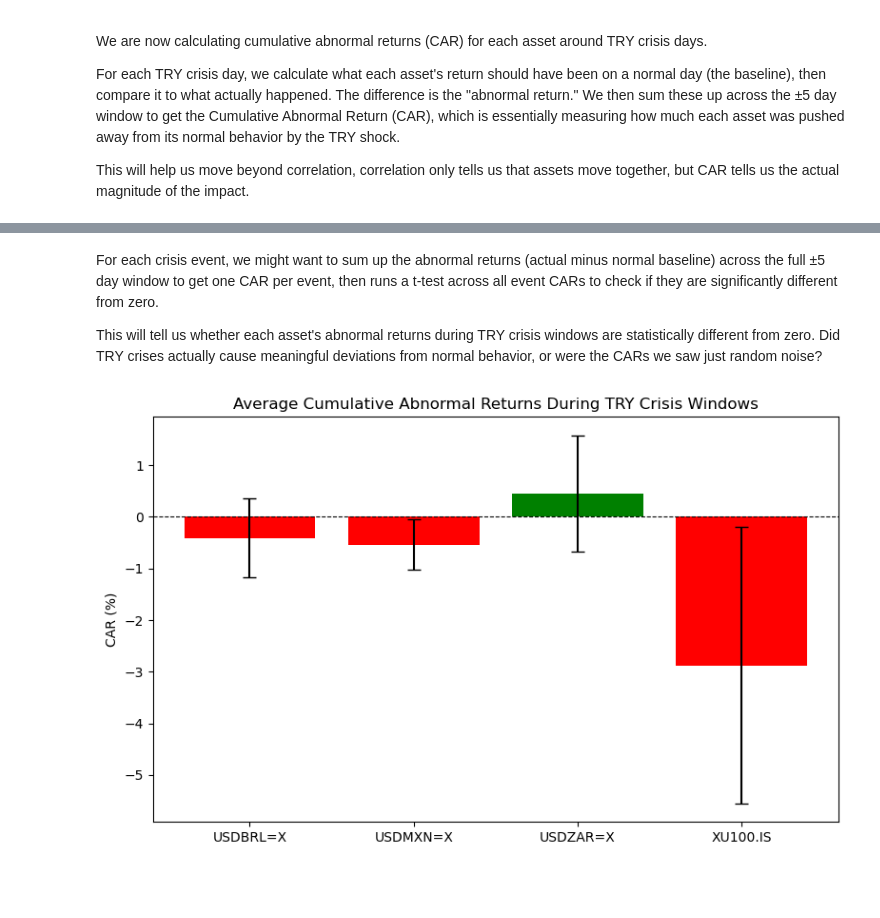
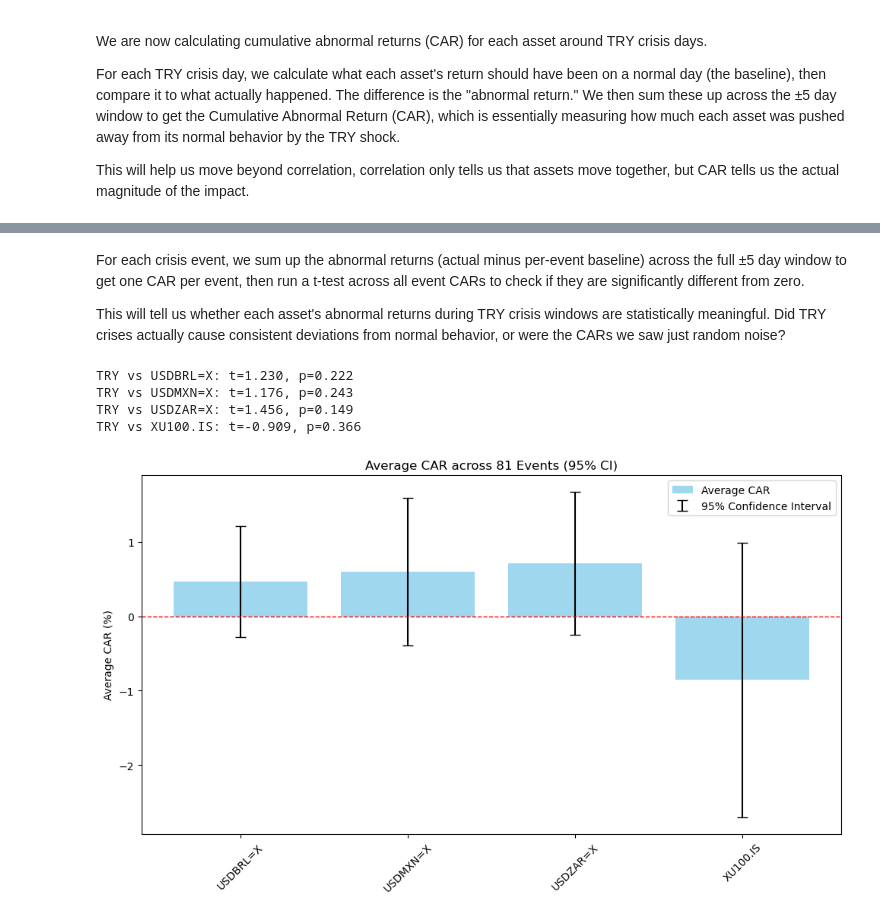
Before and after one commit to gpiren/try-contagion-analysis, a Jupyter notebook: TRY - Contagion.ipynb, the cells around one changed output, grey strips where cells are left out. Drawn from its saved outputs; the diff is of its cells as text; code cells hidden in the pictures; blank space fills up the shorter version.

Commit message:
Improve crisis threshold, fix event windows, add Granger causality and network diagram

```diff
--- a/TRY - Contagion.ipynb
+++ b/TRY - Contagion.ipynb
@@ -133,11 +155,9 @@ plt.show()
 - EM FX already co-move structurally, so increases must be statistically tested to distinguish contagion from normal clustering.
 - VIX should be controlled for to separate Turkey-specific spillovers from global risk-off episodes.
 # %%
-# Let's now detect days when the Turkish Lira experienced a large shock.
-
-# A daily FX move of 3% is economically large for a major currency, and it’s commonly used in crisis/event studies as a shock threshold
-
-crisis_days = returns[returns["USDTRY=X"] >= 0.03]
+# detect crisis days using a volatility-adjusted threshold (2 std devs of a 30-day rolling window)
+rolling_std = returns["USDTRY=X"].rolling(window=30).std()
+crisis_days = returns[returns["USDTRY=X"] >= 2 * rolling_std]
 crisis_days.head()
 # %% [output]
 | Ticker | USDBRL=X | USDMXN=X | USDTRY=X | USDZAR=X | XU100.IS | ^VIX |
@@ -150,13 +170,11 @@ crisis_days.head()
 # %%
-# Now let's extract windows around each TRY crisis day, 5 days before (for the crisis buildup) and 5 days after (for the spillover effects)
+# extract ±5 trading day windows around each TRY crisis day
 event_windows = []
 
 for date in crisis_days.index:
-    window = returns.loc[date - pd.Timedelta(days=5): date + pd.Timedelta(days=5)]
+    loc = returns.index.get_loc(date)
+    window = returns.iloc[max(0, loc - 5) : loc + 6]  # 5 before, day itself, 5 after
     event_windows.append(window)
-
-# here We deduplicated the event windows to remove overlapping days shared between nearby crisis events,
-# ensuring each date is counted only once in the crisis correlation matrix.
 
 event_windows = pd.concat(event_windows)
 event_windows = event_windows[~event_windows.index.duplicated(keep='first')]
@@ -368,29 +410,53 @@ The FX pairs all show small negative abnormal returns, meaning they also depreci
 # %% [markdown]
-For each crisis event, we might want to sum up the abnormal returns (actual minus normal baseline) across the full ±5 day window to get one CAR per event, then runs a t-test across all event CARs to check if they are significantly different from zero.
+For each crisis event, we sum up the abnormal returns (actual minus per-event baseline) across the full ±5 day window to get one CAR per event, then run a t-test across all event CARs to check if they are significantly different from zero.
 
-This will tell us whether each asset's abnormal returns during TRY crisis windows are statistically different from zero. Did TRY crises actually cause meaningful deviations from normal behavior, or were the CARs we saw just random noise?
+This will tell us whether each asset's abnormal returns during TRY crisis windows are statistically meaningful. Did TRY crises actually cause consistent deviations from normal behavior, or were the CARs we saw just random noise?
 # %%
-avg_CARs = []
-errors = []
+# compute one CAR per event and run t-test against zero
+event_CARs = {}
 
+for date in crisis_days.index:
+    loc = returns.index.get_loc(date)
+    if loc < 120:
+        continue
+    pre_window = returns.iloc[loc - 120 : loc - 10][pairs]
+    normal_mean = pre_window.mean()
+    event_window = returns.iloc[max(0, loc - 5) : loc + 6][pairs]
+    ar = event_window - normal_mean
+    event_CARs[date] = ar.sum()
+
+CAR_df = pd.DataFrame(event_CARs).T  # rows = events, cols = assets
+n = len(CAR_df)
+
+# t-test: is average CAR significantly different from zero?
 for pair in pairs:
-    event_CARs = []
-    for date in crisis_days.index:
-        window = returns.loc[date - pd.Timedelta(days=5): date + pd.Timedelta(days=5)]
-        car = (window[pair] - normal_mean[pair]).sum()
-        event_CARs.append(car)
-    avg_CARs.append(sum(event_CARs)/len(event_CARs)*100)
-    errors.append(pd.Series(event_CARs).std() / len(event_CARs)**0.5 * 100)
+    t_stat, p_val = stats.ttest_1samp(CAR_df[pair].dropna(), popmean=0)
+    print(f"TRY vs {pair}: t={t_stat:.3f}, p={p_val:.3f}")
 
-plt.figure(figsize=(8, 5))
-plt.bar(pairs, avg_CARs, yerr=errors, capsize=5, color=["red" if x < 0 else "green" for x in avg_CARs])
-plt.axhline(y=0, color='black', linewidth=0.8, linestyle='--')
-plt.title("Average Cumulative Abnormal Returns During TRY Crisis Windows")
-plt.ylabel("CAR (%)")
+# convert to percentages for plotting
+mean_CAR_pct = CAR_df.mean() * 100
+se = CAR_df.std() / np.sqrt(n)
+ci_upper_pct = (CAR_df.mean() + 1.96 * se) * 100
+ci_lower_pct = (CAR_df.mean() - 1.96 * se) * 100
+error_range_pct = ci_upper_pct - mean_CAR_pct
+
+plt.figure(figsize=(10, 6))
+plt.bar(mean_CAR_pct.index, mean_CAR_pct, color='skyblue', alpha=0.8, label='Average CAR')
+plt.errorbar(mean_CAR_pct.index, mean_CAR_pct, yerr=error_range_pct,
+             fmt='none', ecolor='black', capsize=5, label='95% Confidence Interval')
+plt.axhline(0, color='red', linestyle='--', linewidth=1)
+plt.ylabel("Average CAR (%)")
+plt.title(f"Average CAR across {n} Events (95% CI)")
+plt.xticks(rotation=45)
+plt.legend()
 plt.tight_layout()
 plt.show()
 # %% [output]
+TRY vs USDBRL=X: t=1.230, p=0.222
+TRY vs USDMXN=X: t=1.176, p=0.243
+TRY vs USDZAR=X: t=1.456, p=0.149
+TRY vs XU100.IS: t=-0.909, p=0.366
-[figure, old version]
+[figure, new version]
 # %% [markdown]
 #### Results - CAR
 
```
Also changed, not shown: parts of 29 cells of this notebook.
